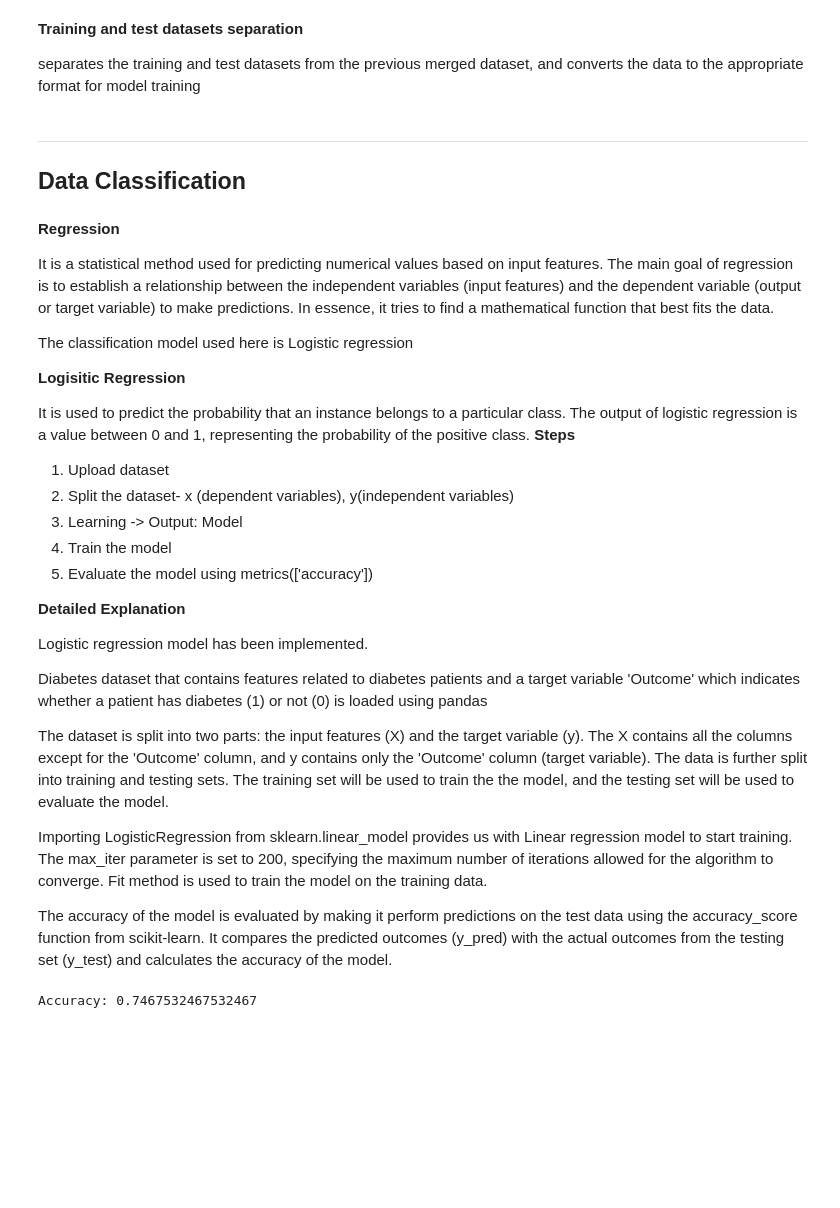
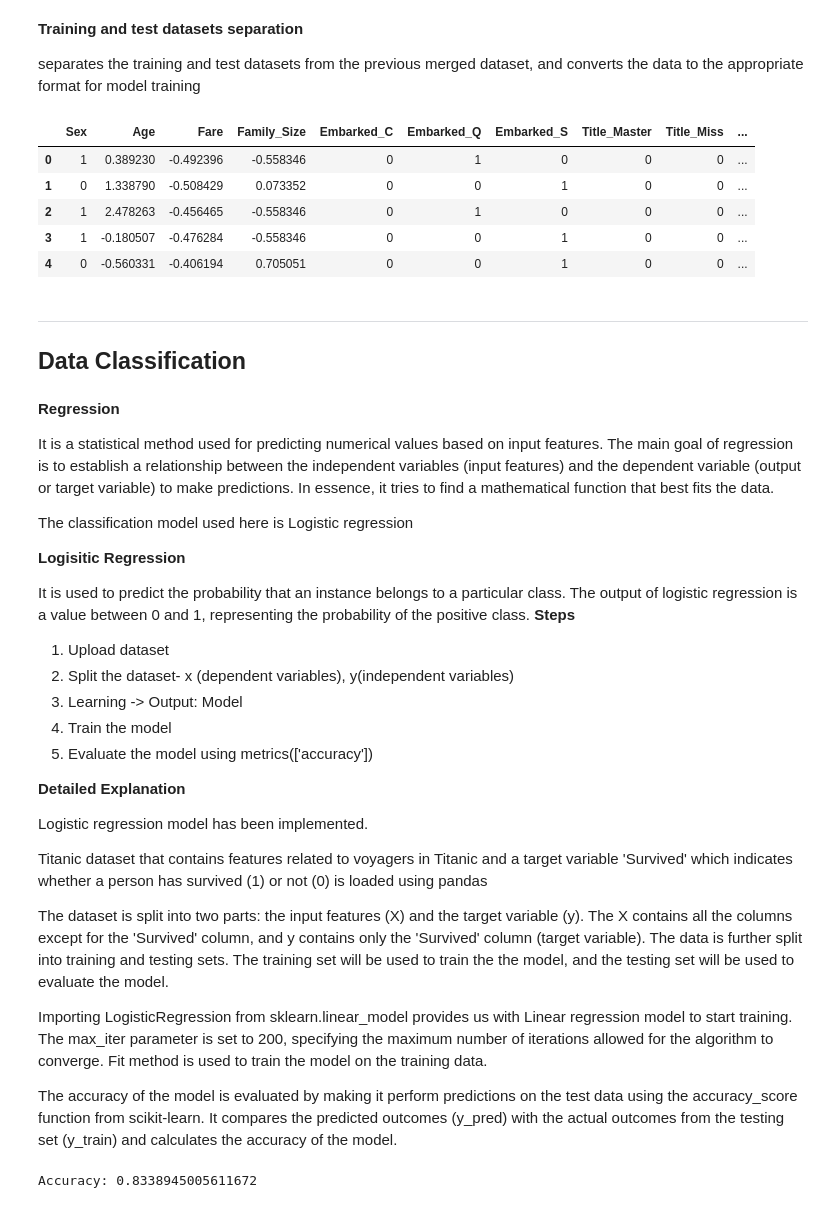
Before and after one commit to gokul-krishna-r/dm-logistic-regression, a Jupyter notebook: dm_regression.ipynb, the cells around one changed output. Saved outputs shown, nothing was run; the diff lists cells and outputs as text; code cells hidden in the pictures; blank space fills up the shorter version.

```diff
--- a/dm_regression.ipynb
+++ b/dm_regression.ipynb
@@ -127,14 +127,18 @@ data.head()
 
 separates the training and test datasets from the previous merged dataset, and converts the data to the appropriate format for model training
 # %%
-train = data[data['Type'] == 'train'].drop(columns = ['Type', 'Survived'])
-train_= data[data['Type'] == 'train']['Survived']
-X_train = train.values
-y_train = train_.values
+X_train = data[data['Type'] == 'train'].drop(columns = ['Type', 'Survived'])
+y_train= data[data['Type'] == 'train']['Survived']
 
-test = data[data['Type'] == 'test'].drop(columns = ['Type', 'Survived'])
-X_test = test.values
-X_test = X_test.astype(np.float64, copy=False)
+X_test = data[data['Type'] == 'test'].drop(columns = ['Type', 'Survived'])
+X_test.head()
+# %% [output]
+|  | Sex | Age | Fare | Family_Size | Embarked_C | Embarked_Q | Embarked_S | Title_Master | Title_Miss | ... |
+| 0 | 1 | 0.389230 | -0.492396 | -0.558346 | 0 | 1 | 0 | 0 | 0 | ... |
+| 1 | 0 | 1.338790 | -0.508429 | 0.073352 | 0 | 0 | 1 | 0 | 0 | ... |
+| 2 | 1 | 2.478263 | -0.456465 | -0.558346 | 0 | 1 | 0 | 0 | 0 | ... |
+| 3 | 1 | -0.180507 | -0.476284 | -0.558346 | 0 | 0 | 1 | 0 | 0 | ... |
+| 4 | 0 | -0.560331 | -0.406194 | 0.705051 | 0 | 0 | 1 | 0 | 0 | ... |
 # %% [markdown]
 
 ---
@@ -162,27 +166,17 @@ It is used to predict the probability that an instance belongs to a particular c
 
 Logistic regression model has been implemented.
 
-Diabetes dataset that contains features related to diabetes patients and a target variable 'Outcome' which indicates whether a patient has diabetes (1) or not (0) is loaded using pandas
+Titanic dataset that contains features related to voyagers in Titanic and a target variable 'Survived' which indicates whether a person has survived (1) or not (0) is loaded using pandas
 
-The dataset is split into two parts: the input features (X) and the target variable (y). The X contains all the columns except for the 'Outcome' column, and y contains only the 'Outcome' column (target variable). The data is further split into training and testing sets. The training set will be used to train the the model, and the testing set will be used to evaluate the model.
+The dataset is split into two parts: the input features (X) and the target variable (y). The X contains all the columns except for the 'Survived' column, and y contains only the 'Survived' column (target variable). The data is further split into training and testing sets. The training set will be used to train the the model, and the testing set will be used to evaluate the model.
 
 Importing LogisticRegression from sklearn.linear_model provides us with Linear regression model to start training. The max_iter parameter is set to 200, specifying the maximum number of iterations allowed for the algorithm to converge. Fit method is used to train the model on the training data.
 
-The accuracy of the model is evaluated by making it perform predictions on the test data using the accuracy_score function from scikit-learn. It compares the predicted outcomes (y_pred) with the actual outcomes from the testing set (y_test) and calculates the accuracy of the model.
+The accuracy of the model is evaluated by making it perform predictions on the test data using the accuracy_score function from scikit-learn. It compares the predicted outcomes (y_pred) with the actual outcomes from the testing set (y_train) and calculates the accuracy of the model.
 # %%
 from sklearn.model_selection import train_test_split
 from sklearn.linear_model import LogisticRegression
 from sklearn.metrics import accuracy_score
-
-# Load the diabetes dataset
-diabetes_data = pd.read_csv('/content/dataset/MyDrive/Colab Notebooks/diabetes.csv')
-
-# Split the dataset into features (X) and target variable (y)
-X = diabetes_data.drop('Outcome', axis=1)
-y = diabetes_data['Outcome']
-
-# Split the data into training and testing sets
-X_train, X_test, y_train, y_test = train_test_split(X, y, test_size=0.2, random_state=42)
 
 # Create a logistic regression model
 model = LogisticRegression(max_iter=200) #specifies the number of iterations for the algorithm to converge
@@ -191,14 +185,14 @@ model = LogisticRegression(max_iter=200) #specifies the number of iterations for
 model.fit(X_train, y_train)
 
 # Make predictions on the test data
-y_pred = model.predict(X_test)
+y_pred = model.predict(X_train)
 
 # Evaluate the model
-accuracy = accuracy_score(y_test, y_pred)
+accuracy = accuracy_score(y_train, y_pred)
 # Print the evaluation results
 print('Accuracy:', accuracy)
 # %% [output]
-Accuracy: 0.7467532467532467
+Accuracy: 0.8338945005611672
 # %% [markdown]
  **Making Use of the Model**
 
```
Also changed, not shown: parts of 2 cells of this notebook.
